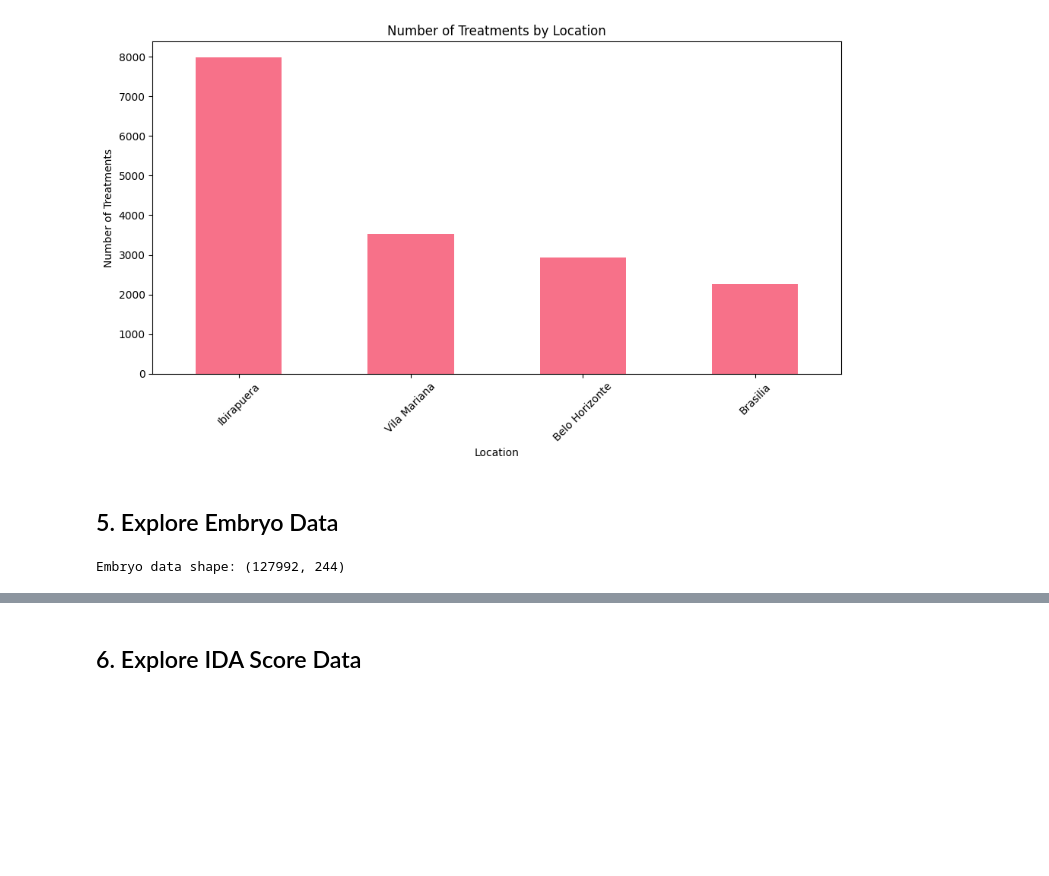
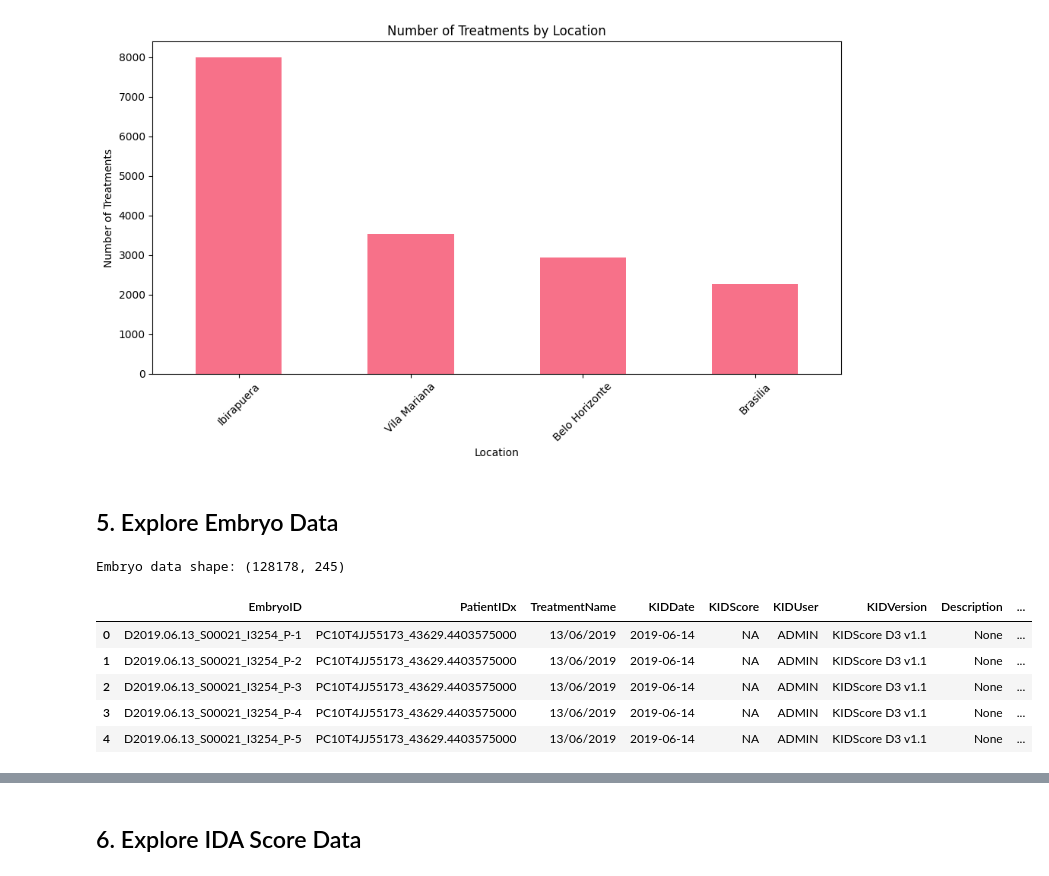
Before and after one commit to bobbypestana/embryoscope-extraction, a Jupyter notebook: embryoscope/exploration/explore_embryoscope_data.ipynb, the cells around one changed output, grey strips where cells are left out. Saved outputs shown, nothing was run; the diff lists cells and outputs as text; code cells hidden in the pictures; blank space fills up the shorter version.

```diff
--- a/embryoscope/exploration/explore_embryoscope_data.ipynb
+++ b/embryoscope/exploration/explore_embryoscope_data.ipynb
@@ -249,25 +265,25 @@ dtype: float64
 # %%
 conn = duckdb.connect(db_path)
 
 # Get latest embryo data
 embryo_query = f"""
 SELECT * FROM  {schema}.embryo_data
 ORDER BY _location, EmbryoID
 """
 
 embryo_df = conn.execute(embryo_query).df()
 conn.close()
 
 print(f"Embryo data shape: {embryo_df.shape}")
 embryo_df.head()
-
-# Get latest IDA score data
-idascore_query = f"""
-SELECT * FROM  {schema}.idascore
-ORDER BY _location, EmbryoID
-"""
 # %% [output]
-Embryo data shape: (127992, 244)
+Embryo data shape: (128178, 245)
+|  | EmbryoID | PatientIDx | TreatmentName | KIDDate | KIDScore | KIDUser | KIDVersion | Description | ... |
+| 0 | D2019.06.13_S00021_I3254_P-1 | PC10T4JJ55173_43629.4403575000 | 13/06/2019 | 2019-06-14 | NA | ADMIN | KIDScore D3 v1.1 | None | ... |
+| 1 | D2019.06.13_S00021_I3254_P-2 | PC10T4JJ55173_43629.4403575000 | 13/06/2019 | 2019-06-14 | NA | ADMIN | KIDScore D3 v1.1 | None | ... |
+| 2 | D2019.06.13_S00021_I3254_P-3 | PC10T4JJ55173_43629.4403575000 | 13/06/2019 | 2019-06-14 | NA | ADMIN | KIDScore D3 v1.1 | None | ... |
+| 3 | D2019.06.13_S00021_I3254_P-4 | PC10T4JJ55173_43629.4403575000 | 13/06/2019 | 2019-06-14 | NA | ADMIN | KIDScore D3 v1.1 | None | ... |
+| 4 | D2019.06.13_S00021_I3254_P-5 | PC10T4JJ55173_43629.4403575000 | 13/06/2019 | 2019-06-14 | NA | ADMIN | KIDScore D3 v1.1 | None | ... |
 # %%
 # Embryo analysis
 print("Embryos by location:")
```
Also changed, not shown: parts of 17 cells of this notebook, 6 other files.
